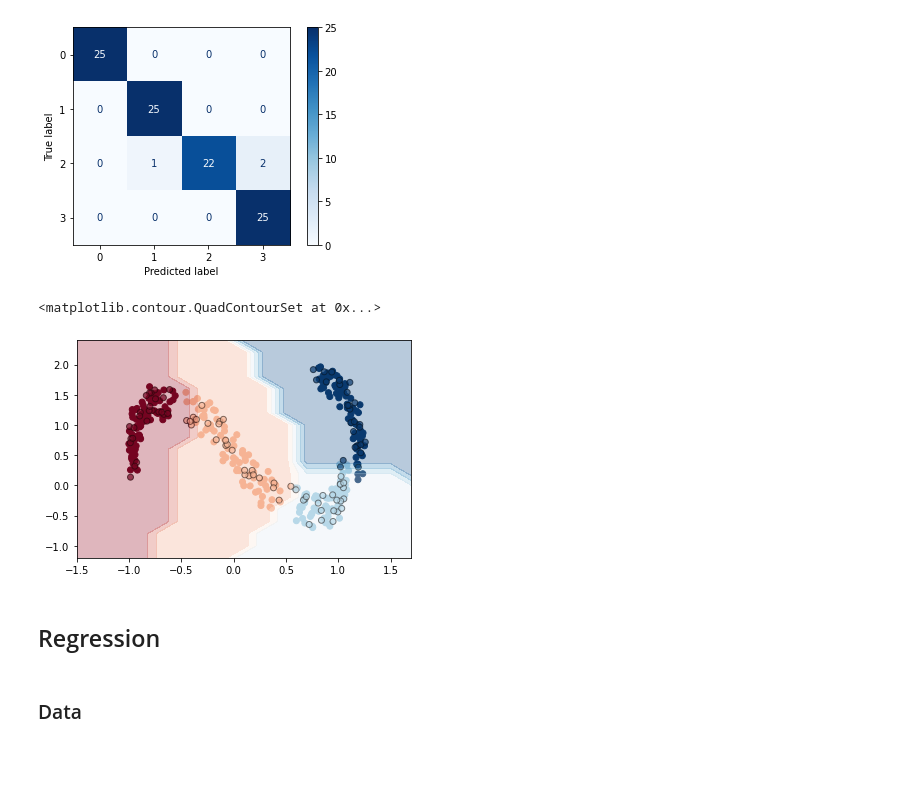
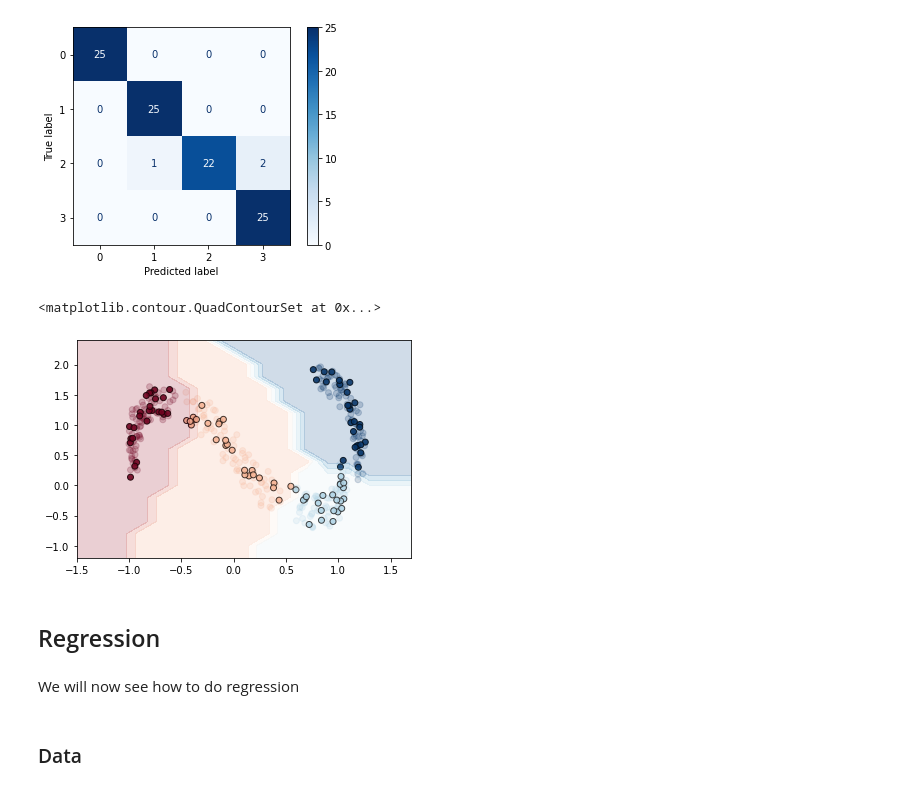
Before and after one commit to MartaVallejo/MachineLearning, a Jupyter notebook: ArtificialNeuralNetwork.ipynb, the cells around one changed output. Drawn from its saved outputs; the diff is of its cells as text; code cells hidden in the pictures; blank space fills up the shorter version.

```diff
--- a/ArtificialNeuralNetwork.ipynb
+++ b/ArtificialNeuralNetwork.ipynb
@@ -103,0 +140,28 @@ Sequential(
+# %%
+# we define the size of the input, here it will be 2, because our point are in 2d
+input_size = x_train_t.shape[1]
+# we defined how much neuron we want in the hidden layer
+hidden_layer_size = 100
+# we define the output size. Here the number of classes we have
+output_size = 4
+# we create the model. We use a simple sequential model
+# It's the common neural networks
+model = torch.nn.Sequential(
+    # we define a layer, with the input and output size
+    # A layer in PyTorch is a layer of weight
+    # here it is 2 -> 100
+    # the layer will do the weight multiplication and add the bias addition
+    torch.nn.Linear(input_size, hidden_layer_size, bias=True),
+    # we put a non linearity after our first layer of weight. It is the activation
+    # function on the hidden layer
+    torch.nn.ReLU(),
+    # we now define a layer of weight between the hidden layer and the output
+    # it is 100 -> 4
+    torch.nn.Linear(hidden_layer_size, output_size, bias=True)
+)
+# the model looks like this
+# (input) 2 values -> linear 1 -> 100 values -> relu -> linear 2 -> 4 values (output)
+
+
+# we send our model to our device (gpu or cpu)
+model.double().to(device)
@@ -124,29 +214,34 @@ c.plot(cmap=plt.cm.Blues)
 <sklearn.metrics._plot.confusion_matrix.ConfusionMatrixDisplay at 0x...>
 [figure]
 # %%
+# we have to send our data and the model to the cpu so we can access them
 model.cpu()
 x_train_t = x_train_t.cpu()
 x_test_t = x_test_t.cpu()
 y_train_t = y_train_t.cpu()
 
 x_min, x_max = X[:, 0].min() - .5, X[:, 0].max() + .5
 y_min, y_max = X[:, 1].min() - .5, X[:, 1].max() + .5
 xx, yy = np.meshgrid(np.arange(x_min, x_max, 0.2),
                      np.arange(y_min, y_max, 0.2))
-plt.scatter(x_train_t[:, 0], x_train_t[:, 1], c=y_train_t, cmap=plt.cm.RdBu, alpha=1)
-plt.scatter(x_test_t[:, 0], x_test_t[:, 1], c=predicted, cmap=plt.cm.RdBu, alpha=0.7,
+plt.scatter(x_train_t[:, 0], x_train_t[:, 1], c=y_train_t, cmap=plt.cm.RdBu, alpha=0.2)
+plt.scatter(x_test_t[:, 0], x_test_t[:, 1], c=predicted, cmap=plt.cm.RdBu, alpha=0.9,
             edgecolors='k')
+# we use no grad because we don't care about computing the gradient
+# it makes the computation faster as it avoid some unecessary computation
 with torch.no_grad():
     data = torch.from_numpy(np.vstack((xx.reshape(-1), yy.reshape(-1))).T).double()
     Z = model(data).detach()
 Z = np.argmax(Z, axis=1).reshape(xx.shape)
 plt.xlim(xx.min(), xx.max())
 plt.ylim(yy.min(), yy.max())
-plt.contourf(xx, yy, Z, cmap=plt.cm.RdBu, alpha=.3)
+plt.contourf(xx, yy, Z, cmap=plt.cm.RdBu, alpha=.2)
 # %% [output]
 <matplotlib.contour.QuadContourSet at 0x...>
-[figure, old version]
+[figure, new version]
 # %% [markdown]
 ## Regression
+# %% [markdown]
+We will now see how to do regression
 # %% [markdown]
 ### Data
```
Also changed, not shown: parts of 47 cells of this notebook.
